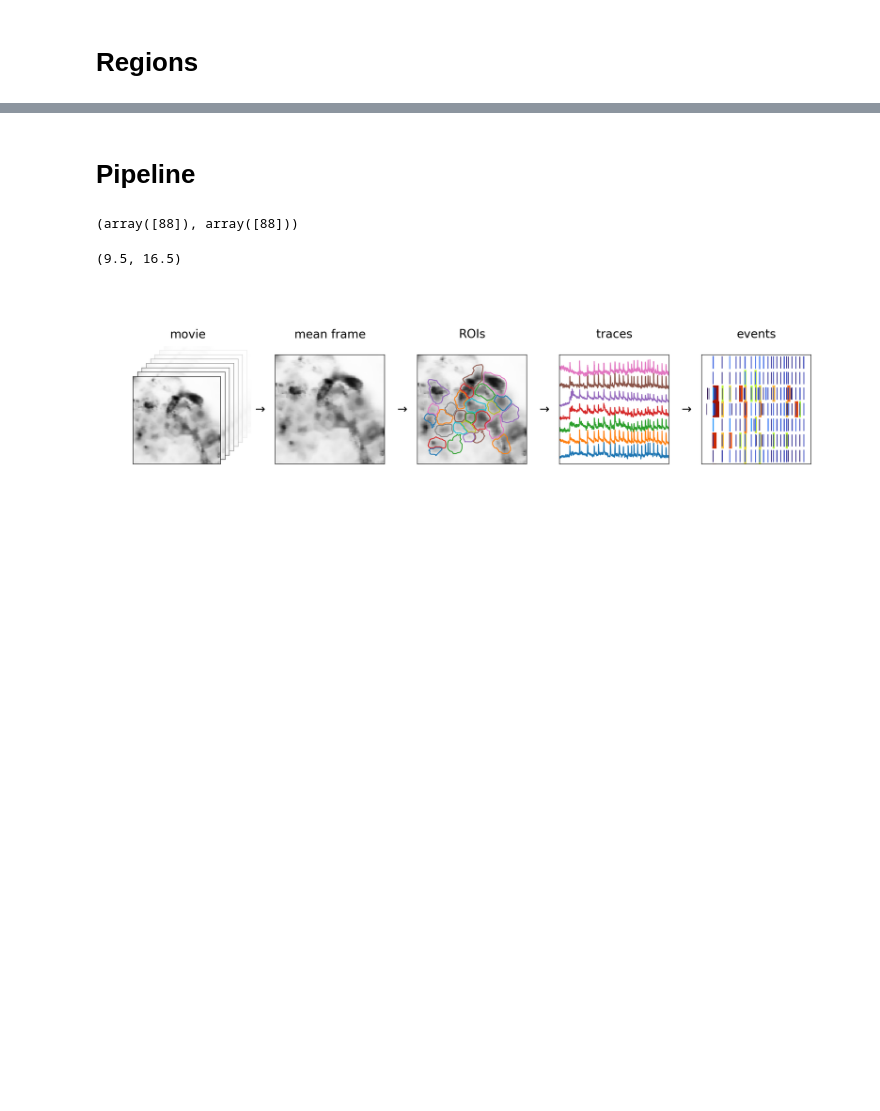
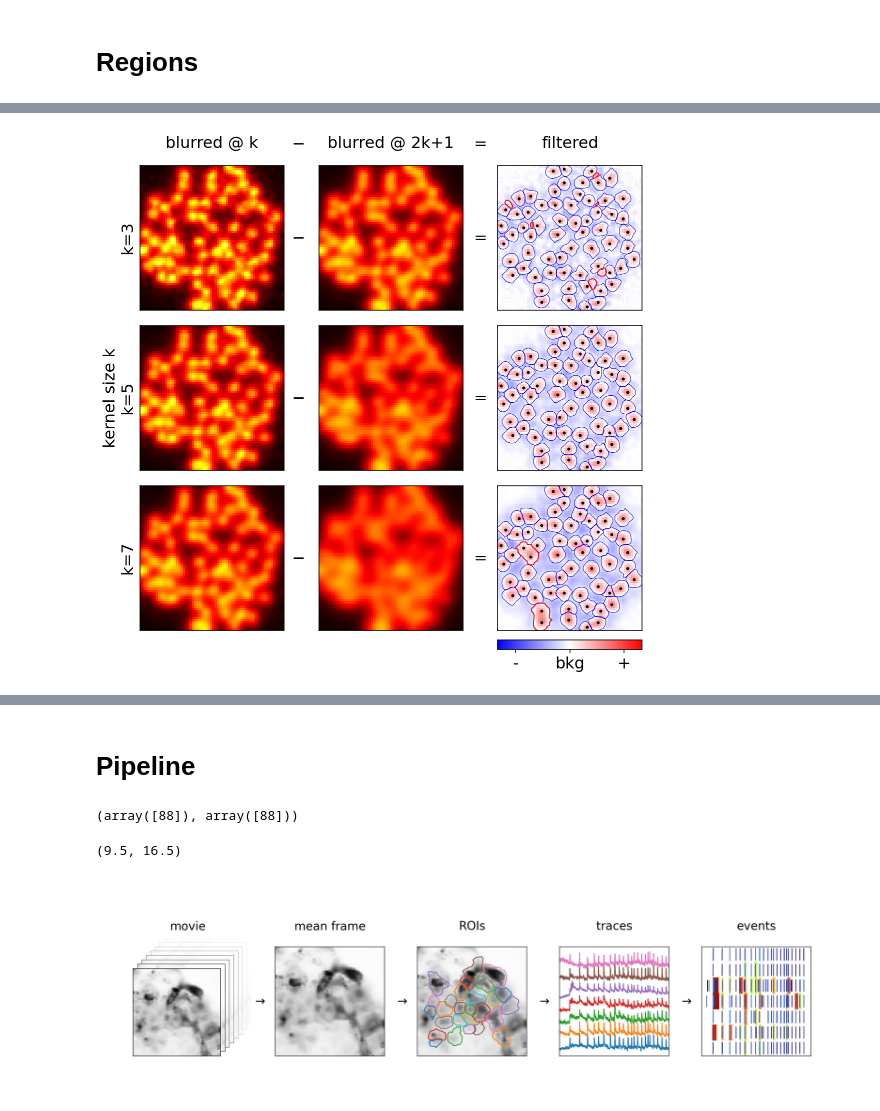
Before and after one commit to szarma/Physio_Ca, a Jupyter notebook: docs/materials_and_methods.ipynb, the cells around one changed output, grey strips where cells are left out. Drawn from its saved outputs; the diff is of its cells as text; code cells hidden in the pictures; blank space fills up the shorter version.

```diff
--- a/docs/materials_and_methods.ipynb
+++ b/docs/materials_and_methods.ipynb
@@ -32,5 +32,5 @@ image[points.T[0], points.T[1]] = 500
 m = islets.cmovie(image.reshape(1,res,res))
 image = m.gaussian_blur_2D(k,k,k/6,k/6)[0].copy()
 image = np.maximum(image, np.percentile(image[image>0],1))
-real  = dst.poisson(mu=image+2+m.gaussian_blur_2D(k*2+1,k*2+1,-1,-1)[0]).rvs().astype(float)
+real  = dst.poisson(mu=image+1+m.gaussian_blur_2D(k*2+1,k*2+1,-1,-1)[0]).rvs().astype(float)
 vmax = islets.numeric.robust_max(real)//5*5
@@ -36,0 +42,13 @@ vmax = islets.numeric.robust_max(real)//5*5
+# %%
+ks = [3,5,7]
+# %%
+blur = {}
+bkg  = {}
+regions = {}
+for ir,kk in enumerate(ks):
+    blur[kk] = islets.cmovie(real.copy().reshape(1,res,res)).gaussian_blur_2D(kk,kk,-1,-1)[0]
+    bkg[kk]  = islets.cmovie(real.copy().reshape(1,res,res)).gaussian_blur_2D(kk*2+1,kk*2+1,-1,-1)[0]
+    dimage = blur[kk]-bkg[kk]
+    dimage = dimage/islets.numeric.robust_max(dimage)
+    regions[kk] = islets.Regions(dimage,mode="custom", verbose=True, img_th=.1)
+    regions[kk].purge_lones(k,verbose=True)
@@ -36,0 +113,39 @@ vmax = islets.numeric.robust_max(real)//5*5
+# %%
+fig2, axs = plt.subplots(4,3,figsize=(9,9), gridspec_kw={"height_ratios":[1,1,1,.06]})
+for ir,kk in enumerate(blur):
+    axr = axs[ir]
+    axr[0].text(1.05,.5,r"$-$",transform=axr[0].transAxes, va="center",)
+#     axr[0].set_ylabel(r"kernel = %i"%kk)
+#     txt = dict(zip(ks, ["too small","too large","adequate"]))[kk]
+#     axr[0].set_ylabel(txt+f" (k={kk})")
+    axr[0].set_ylabel(f"k={kk}")
+    axr[1].text(1.05,.5,r"$=$",transform=axr[1].transAxes, va="center",)
+    axr[0].imshow(blur[kk], cmap="hot", vmin=0, vmax=vmax)
+    axr[1].imshow( bkg[kk], cmap="hot", vmin=0, vmax=vmax)
+    dimage = blur[kk]-bkg[kk]
+    dimage = dimage/islets.numeric.robust_max(dimage)
+    im = axr[2].imshow(dimage, cmap="bwr",  vmax = 2,  vmin =-2)
+    if ir==0:
+        cbar = plt.colorbar(im, cax=axs[-1,-1], ticks=[-1.5,0,1.5], orientation="horizontal")
+        cbar.ax.set_xticklabels(["-","bkg","+"])
+    for ax in axr:
+        ax.set_xticks([])
+        ax.set_yticks([])
+    regions[kk].df["npoints"] = [sum([tuple(pt) in list(map(tuple,px)) for pt in points]) for px in regions[kk].df.pixels]
+    regions[kk].plotEdges(ax=ax, image=False, ix=regions[kk].df.query("npoints==1").index,color="blue",)
+    ix = regions[kk].df.query("npoints!=1").index
+    if len(ix)>0:
+        regions[kk].plotEdges(ax=ax, image=False, ix=ix,color="red",lw=1)
+for ax,txt in zip(axs[0],["blurred @ k","blurred @ 2k+1", "filtered"]):
+    ax.text(.5,1.15,txt, transform=ax.transAxes, va="center",ha="center")
+axs[0,0].text(1.05,1.15,r"$-$",transform=axs[0,0].transAxes, va="center",)
+axs[0,1].text(1.05,1.15,r"$=$",transform=axs[0,1].transAxes, va="center",)
+for ax in axs[-1,:-1]:
+    ax.remove()
+for ax in axs[:,-1].flat:
+    ax.plot(points.T[1],points.T[0],"k.",ms=4)
+ax = axs[1,0]
+ax.text(-.2,.5,"kernel size k",transform=ax.transAxes,va="center",ha="center", rotation=90)
+plt.subplots_adjust(wspace=.24, hspace=.03)
+# %% [output]
+[figure, added]
```
Also changed, not shown: parts of 10 cells of this notebook, 5 other files.
